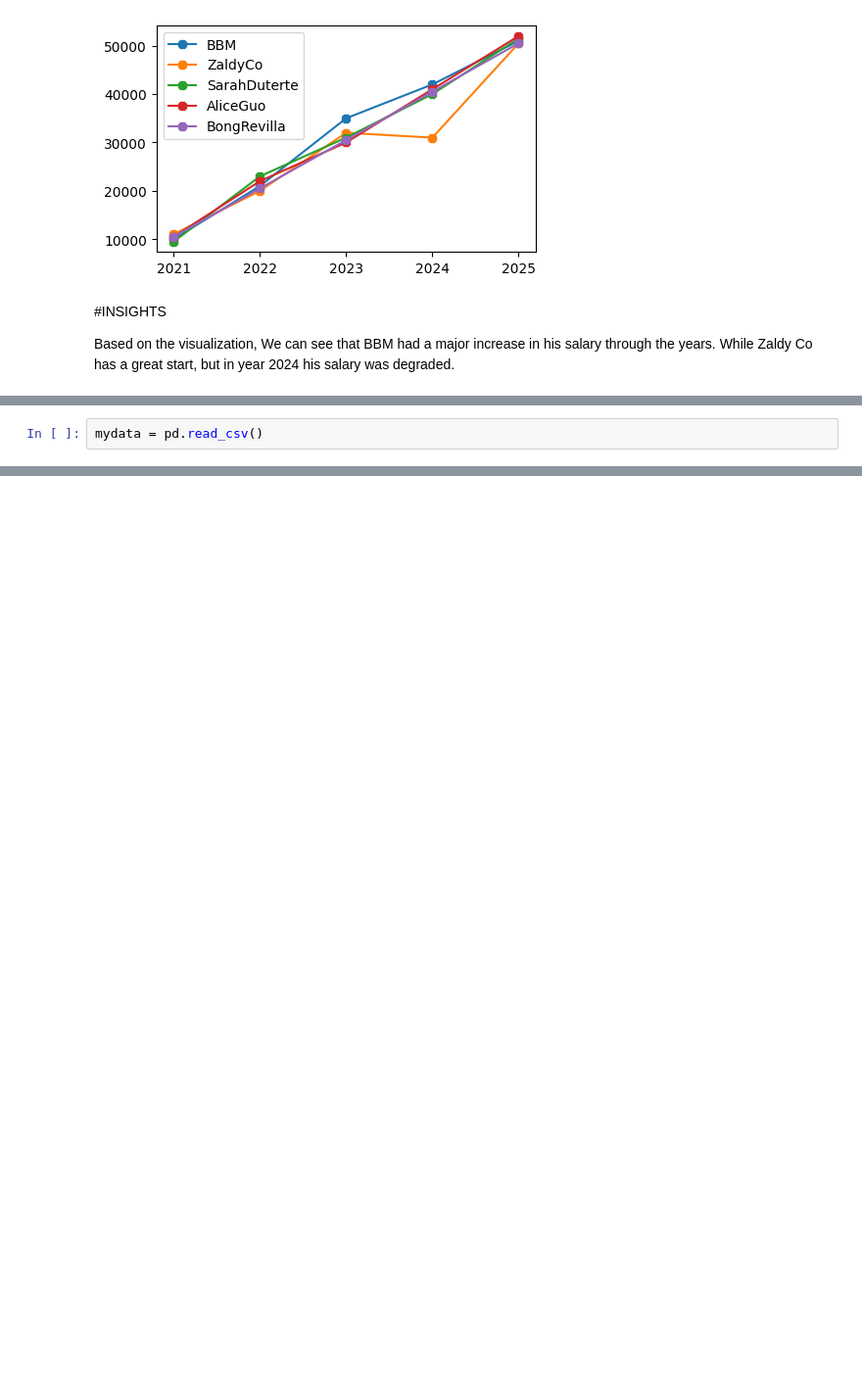
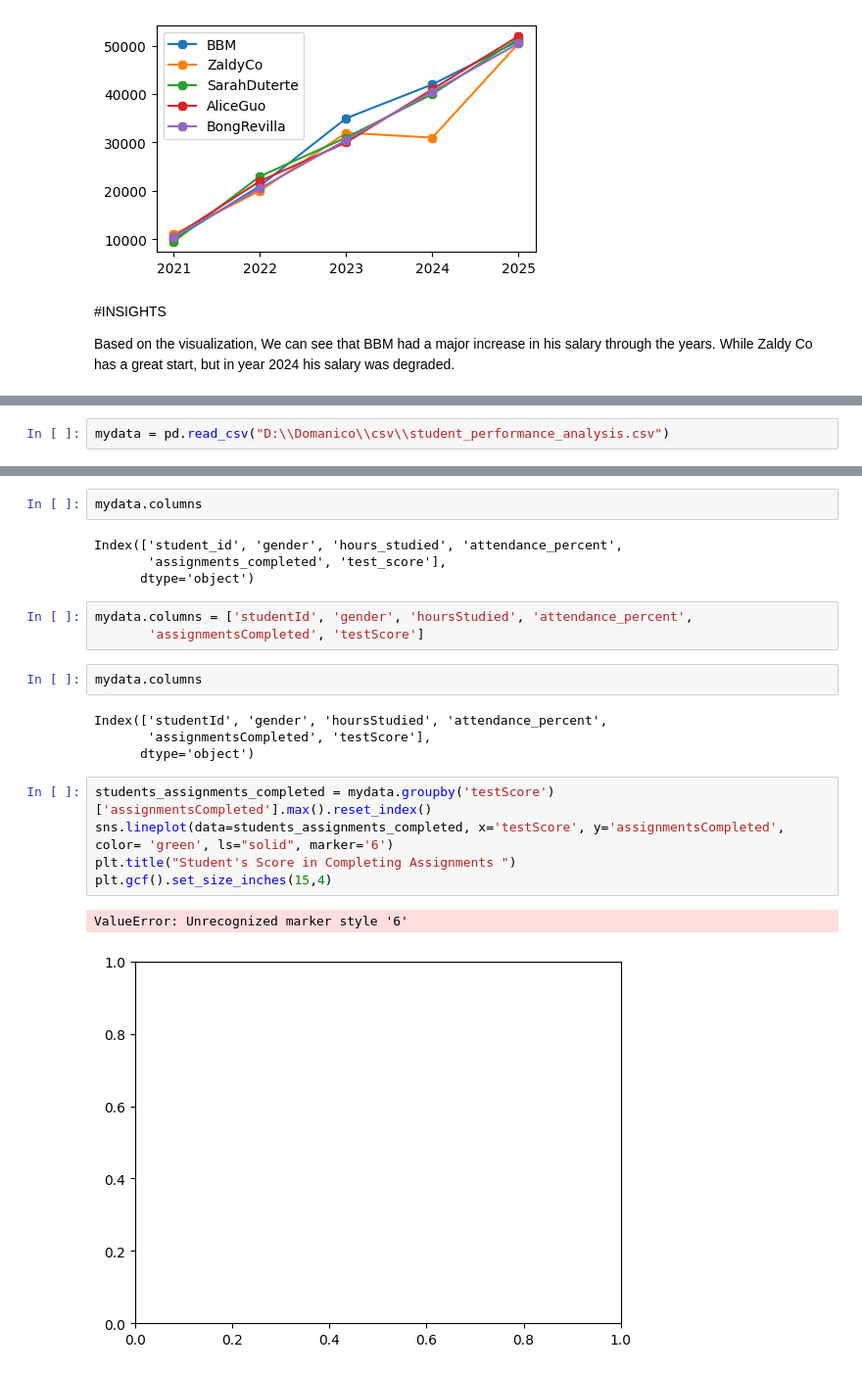
Before and after one commit to Domanico2405/COMLAB-STUFFS, a Jupyter notebook: activity4.ipynb, the cells around one changed output, grey strips where cells are left out. Shown: that part at 98% size. Saved outputs shown, nothing was run; the diff lists cells and outputs as text; blank space fills up the shorter version.

```diff
--- a/activity4.ipynb
+++ b/activity4.ipynb
@@ -61,2 +67,2 @@ import pandas as pd
 # %%
-mydata = pd.read_csv()
+mydata = pd.read_csv("D:\\Domanico\\csv\\student_performance_analysis.csv")
@@ -62,0 +105,23 @@ mydata = pd.read_csv()
+# %%
+mydata.columns
+# %% [output]
+Index(['student_id', 'gender', 'hours_studied', 'attendance_percent',
+       'assignments_completed', 'test_score'],
+      dtype='object')
+# %%
+mydata.columns = ['studentId', 'gender', 'hoursStudied', 'attendance_percent',
+       'assignmentsCompleted', 'testScore']
+# %%
+mydata.columns
+# %% [output]
+Index(['studentId', 'gender', 'hoursStudied', 'attendance_percent',
+       'assignmentsCompleted', 'testScore'],
+      dtype='object')
+# %%
+students_assignments_completed = mydata.groupby('testScore')['assignmentsCompleted'].max().reset_index()
+sns.lineplot(data=students_assignments_completed, x='testScore', y='assignmentsCompleted', color= 'green', ls="solid", marker='6')
+plt.title("Student's Score in Completing Assignments ")
+plt.gcf().set_size_inches(15,4)
+# %% [output]
+ValueError: Unrecognized marker style '6'
+[figure, added]
```
Also changed, not shown: parts of 3 cells of this notebook, 1 other file.
